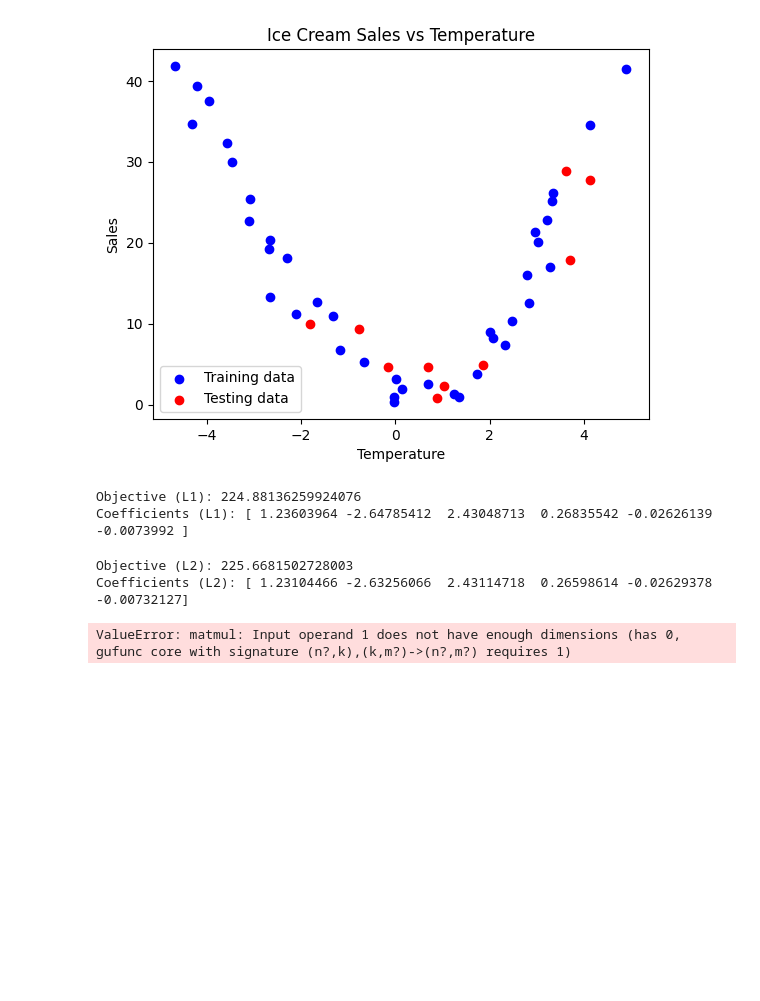
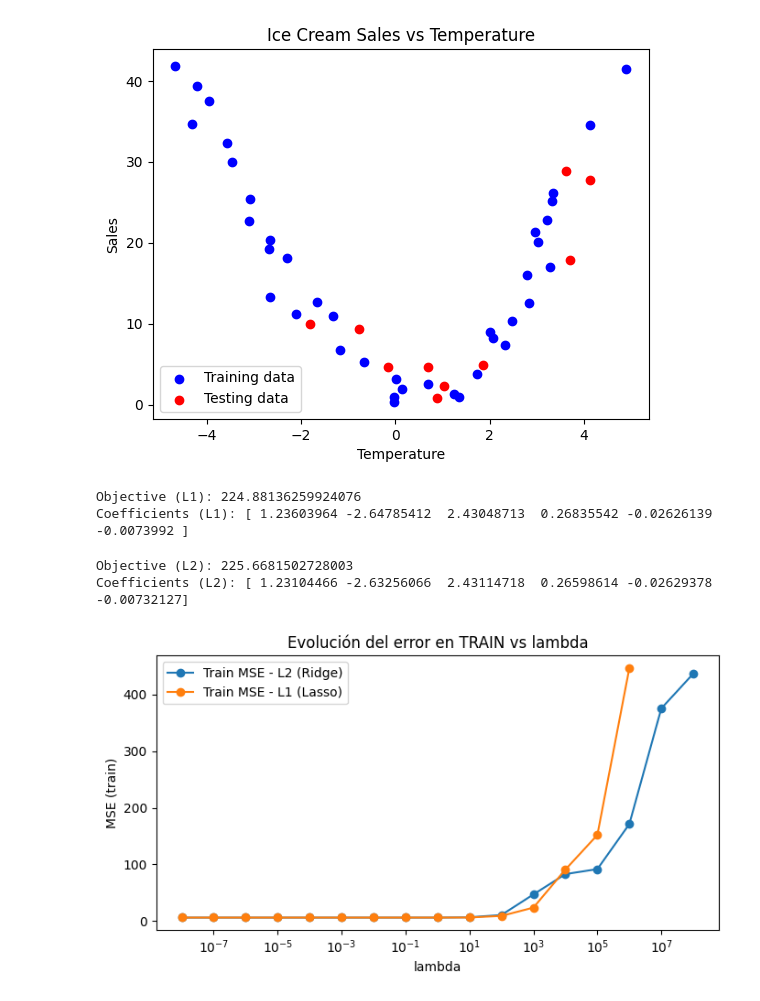
Before and after one commit to hugol1212/Fundamentos, a Jupyter notebook: practica3_1_alumnos.ipynb, the cells around one changed output. Drawn from its saved outputs; the diff is of its cells as text; code cells hidden in the pictures; blank space fills up the shorter version.

```diff
--- a/practica3_1_alumnos.ipynb
+++ b/practica3_1_alumnos.ipynb
@@ -377,8 +377,6 @@ print("Coefficients (L2):", coeff_l2)
 Objective (L2): 225.6681502728003
 Coefficients (L2): [ 1.23104466 -2.63256066  2.43114718  0.26598614 -0.02629378 -0.00732127]
 # %%
-# Evolución del error en train
-
 # Evolución del error en train (L1 vs L2) variando lambda
 
 import numpy as np
@@ -386,40 +384,63 @@ import cvxpy as cp
 import matplotlib.pyplot as plt
 
 degree = 5
 
 # Asegurar vector 1D
 xtr = np.asarray(X_train).ravel()
 
-# Matriz de diseño (Vandermonde) para train
+# Evolución del error en train (L1 vs L2) variando lambda
+
+import numpy as np
+import cvxpy as cp
+import matplotlib.pyplot as plt
+
+degree = 5
+xtr = np.asarray(X_train).ravel()
 A_train = np.vander(xtr, degree + 1, increasing=True)
 
-# 17 valores: [1e-8, 1e-7, ..., 1e8]
 lambdas = 10.0 ** np.arange(-8, 9)
 
 train_mse_l1 = []
 train_mse_l2 = []
 
 for lam in lambdas:
     # ---- L2 (Ridge) ----
     w_l2 = cp.Variable(degree + 1)
     prob_l2 = cp.Problem(
         cp.Minimize(cp.sum_squares(A_train @ w_l2 - y_train) + lam * cp.sum_squares(w_l2))
     )
-    prob_l2.solve(solver=cp.SCS)
-    yhat_l2 = A_train @ w_l2.value
-    train_mse_l2.append(np.mean((yhat_l2 - y_train) ** 2))
+    prob_l2.solve(solver=cp.SCS, max_iters=20000, eps=1e-5, verbose=False)
+
+    if w_l2.value is None:
+        train_mse_l2.append(np.nan)
+    else:
+        yhat_l2 = A_train @ w_l2.value
+        train_mse_l2.append(np.mean((yhat_l2 - y_train) ** 2))
 
     # ---- L1 (Lasso) ----
     w_l1 = cp.Variable(degree + 1)
     prob_l1 = cp.Problem(
         cp.Minimize(cp.sum_squares(A_train @ w_l1 - y_train) + lam * cp.norm1(w_l1))
     )
-    prob_l1.solve(solver=cp.SCS)
-    yhat_l1 = A_train @ w_l1.value
-    train_mse_l1.append(np.mean((yhat_l1 - y_train) ** 2))
+    prob_l1.solve(solver=cp.SCS, max_iters=20000, eps=1e-5, verbose=False)
+
+    if w_l1.value is None:
+        # solver no encontró solución usable para ese lambda
+        train_mse_l1.append(np.nan)
+    else:
+        yhat_l1 = A_train @ w_l1.value
+        train_mse_l1.append(np.mean((yhat_l1 - y_train) ** 2))
 
 # Plot
 plt.figure(figsize=(7,4))
-pl
+plt.plot(lambdas, train_mse_l2, marker="o", label="Train MSE - L2 (Ridge)")
+plt.plot(lambdas, train_mse_l1, marker="o", label="Train MSE - L1 (Lasso)")
+plt.xscale("log")
+plt.xlabel("lambda")
+plt.ylabel("MSE (train)")
+plt.title("Evolución del error en TRAIN vs lambda")
+plt.legend()
+plt.tight_layout()
+plt.show()
 # %% [output]
-ValueError: matmul: Input operand 1 does not have enough dimensions (has 0, gufunc core with signature (n?,k),(k,m?)->(n?,m?) requires 1)
+[figure, added]
```
Also changed, not shown: parts of 2 cells of this notebook.
